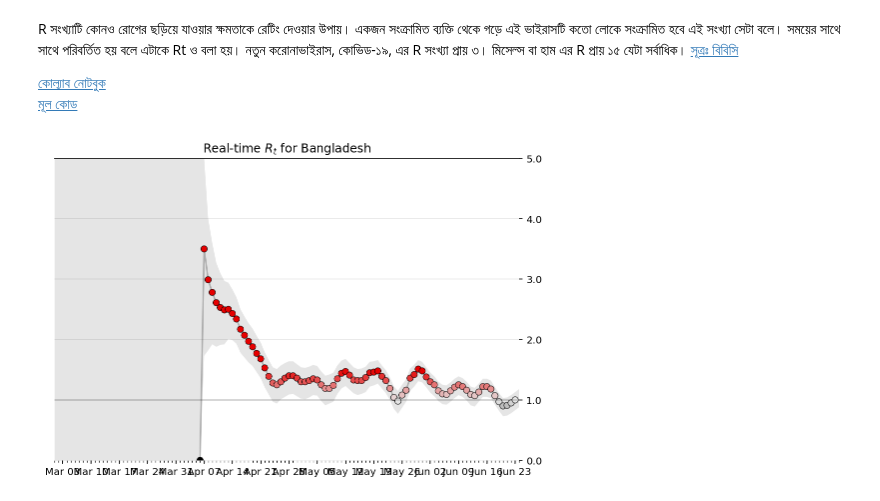
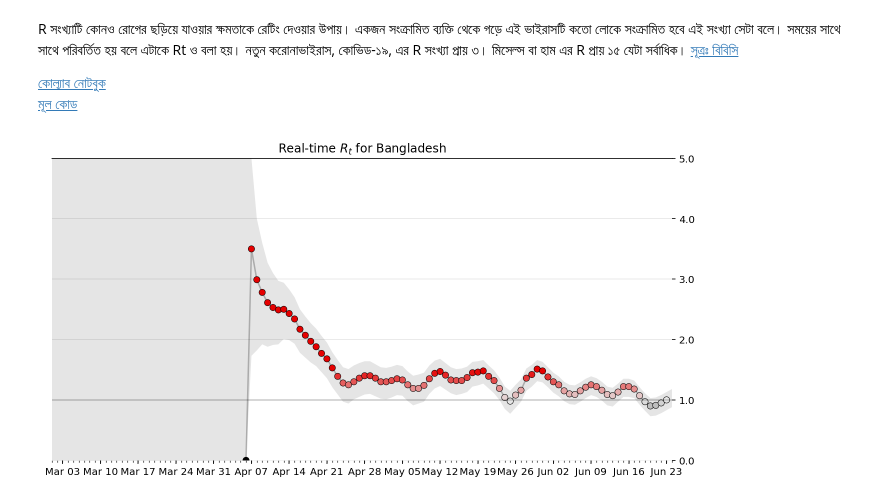
Before and after one commit to sohojai/covid19, a Jupyter notebook: _notebooks/Bangladesh_Covid19_Rt.ipynb, the cells around one changed output. Saved outputs shown, nothing was run; the diff lists cells and outputs as text; code cells hidden in the pictures.

Commit message:
Update plot

```diff
--- a/_notebooks/Bangladesh_Covid19_Rt.ipynb
+++ b/_notebooks/Bangladesh_Covid19_Rt.ipynb
@@ -298,32 +298,32 @@ def plot_rt(result, ax, country_name):
                     zorder=3)
 
     ax.axhline(1.0, c='k', lw=1, label='$R_t=1.0$', alpha=.25);
 
     # Formatting
     ax.xaxis.set_major_locator(mdates.MonthLocator())
     ax.xaxis.set_major_formatter(mdates.DateFormatter('%b'))
     ax.xaxis.set_minor_locator(mdates.DayLocator())
 
     ax.yaxis.set_major_locator(ticker.MultipleLocator(1))
     ax.yaxis.set_major_formatter(ticker.StrMethodFormatter("{x:.1f}"))
     ax.yaxis.tick_right()
     ax.spines['left'].set_visible(False)
     ax.spines['bottom'].set_visible(False)
     ax.spines['right'].set_visible(False)
     ax.margins(0)
     ax.grid(which='major', axis='y', c='k', alpha=.1, zorder=-2)
     ax.margins(0)
     ax.set_ylim(0.0, 5.0)
     ax.set_xlim(pd.Timestamp('2020-03-01'), result.index.get_level_values('Date')[-1]+pd.Timedelta(days=1))
     fig.set_facecolor('w')
     fig.savefig('../images/bangladesh-rt.png')
 
 
-fig, ax = plt.subplots(figsize=(600/72,400/72))
+fig, ax = plt.subplots(figsize=(800/72,400/72))
 
 plot_rt(result, ax, country_name)
 ax.set_title(f'Real-time $R_t$ for {country_name}')
 ax.xaxis.set_major_locator(mdates.WeekdayLocator())
 ax.xaxis.set_major_formatter(mdates.DateFormatter('%b %d'))
 # %% [output]
-[figure, old version]
+[figure, new version]
```
Also changed, not shown: 1 other file.
